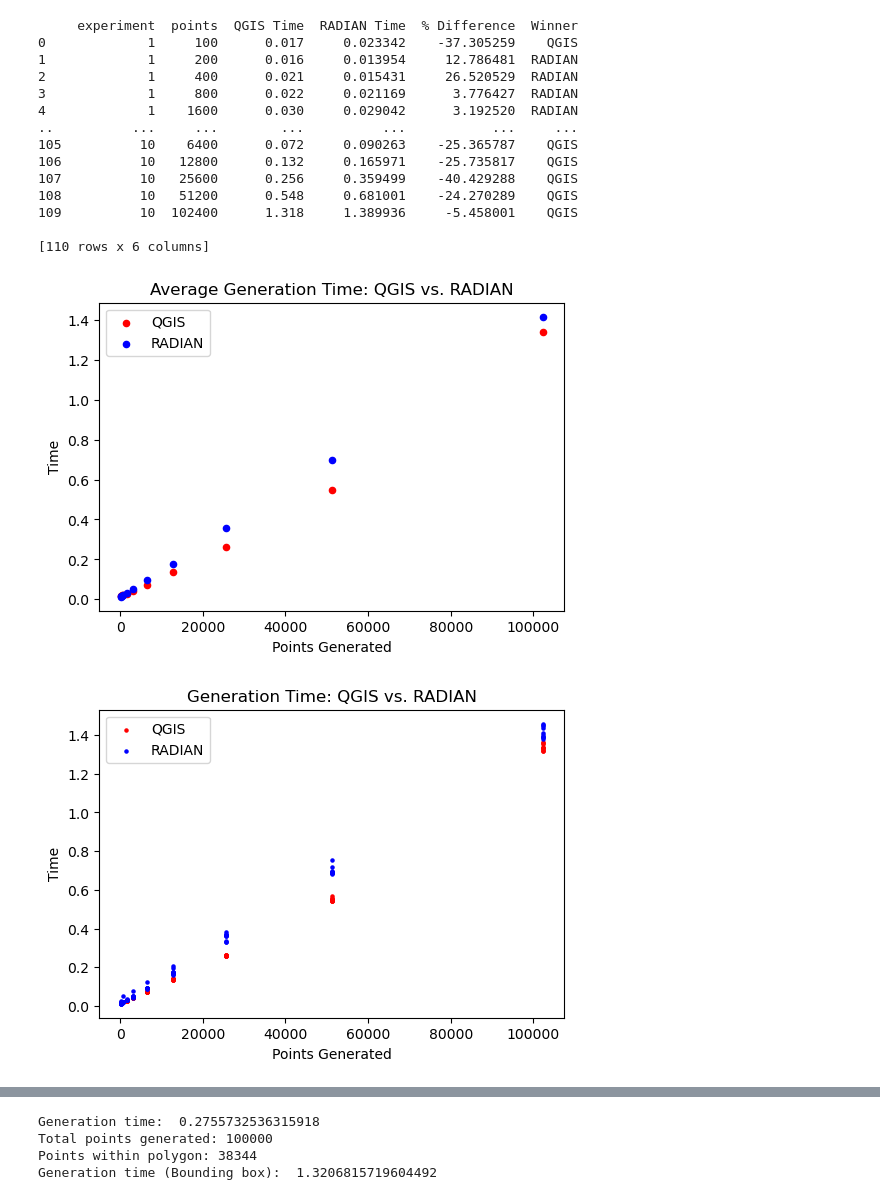
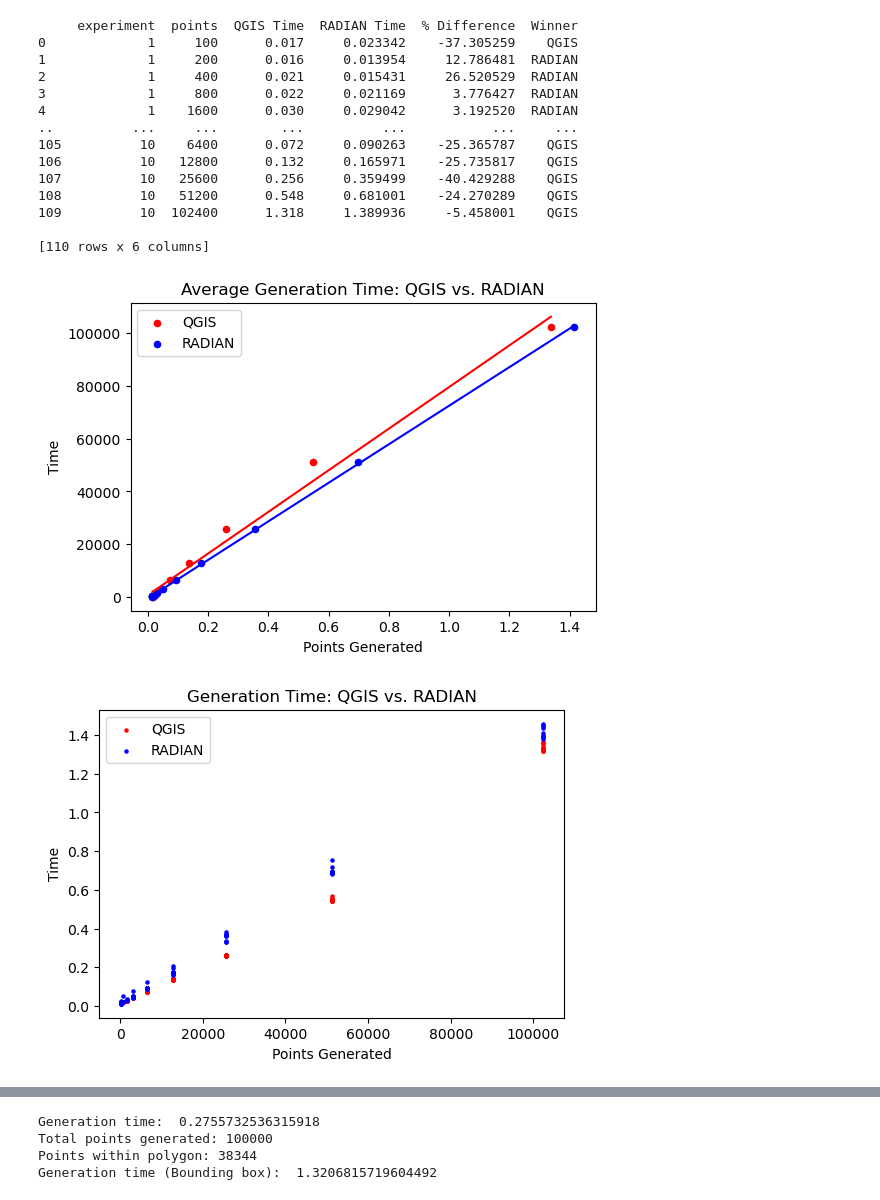
Before and after one commit to paddeaux/radian, a Jupyter notebook: points_in_polygon.ipynb, the cells around one changed output, grey strips where cells are left out. Drawn from its saved outputs; the diff is of its cells as text; code cells hidden in the pictures.

Commit message:
Fixed up plotting, new uniform benchmark values

```diff
--- a/points_in_polygon.ipynb
+++ b/points_in_polygon.ipynb
@@ -181,13 +181,22 @@ def plot_radian_comparison():
     df_mean = df[['points', 'QGIS Time', 'RADIAN Time']].groupby('points', group_keys=False).mean().reset_index()
     df_mean['% difference'] = np.round(((df_mean['QGIS Time'] - df_mean['RADIAN Time'])/df_mean['QGIS Time']) * 100, 2)
 
+    x_qgis, x_radian = df_mean['QGIS Time'], df_mean['RADIAN Time']
+    y = df_mean['points']
+
+    a1, b1 = np.polyfit(x_qgis, y, 1)
+    a2, b2 = np.polyfit(x_radian, y, 1)
+
+
     fig, ax = plt.subplots(figsize=(6,4))
 
-    df_mean.plot(ax=ax, x='points', y='QGIS Time',color='red', kind='scatter')
-    df_mean.plot(ax=ax, x='points', y='RADIAN Time',color='blue', kind='scatter')
+    df_mean.plot(ax=ax, x='QGIS Time', y='points' ,color='red', kind='scatter')
+    df_mean.plot(ax=ax, x='RADIAN Time', y='points',color='blue', kind='scatter')
     ax.set_xlabel('Points Generated')
     ax.set_ylabel('Time')
     ax.legend(['QGIS', 'RADIAN'])
+    plt.plot(x_qgis, a1*x_qgis + b1, c='red')
+    plt.plot(x_radian, a2*x_radian + b2, c='blue')
     ax.set_title('Average Generation Time: QGIS vs. RADIAN')
 
     plt.show()
@@ -195,34 +204,34 @@ def plot_radian_comparison():
     fig, ax = plt.subplots(figsize=(6,4))
 
     df.plot(ax=ax, y='QGIS Time', x='points',color='red', s=5, kind='scatter')
     df.plot(ax=ax, y='RADIAN Time', x='points',color='blue', s=5, kind='scatter')
     ax.set_xlabel('Points Generated')
     ax.set_ylabel('Time')
     ax.legend(['QGIS', 'RADIAN'])
     ax.set_title('Generation Time: QGIS vs. RADIAN')
 
     plt.show()
 
     print(df.iloc[0:10,:].to_latex(index=False))
 
 plot_radian_comparison()
 #pip("scenarios/kildare/kildare.geojson")
 # %% [output]
      experiment  points  QGIS Time  RADIAN Time  % Difference  Winner
 0             1     100      0.017     0.023342    -37.305259    QGIS
 1             1     200      0.016     0.013954     12.786481  RADIAN
 2             1     400      0.021     0.015431     26.520529  RADIAN
 3             1     800      0.022     0.021169      3.776427  RADIAN
 4             1    1600      0.030     0.029042      3.192520  RADIAN
 ..          ...     ...        ...          ...           ...     ...
 105          10    6400      0.072     0.090263    -25.365787    QGIS
 106          10   12800      0.132     0.165971    -25.735817    QGIS
 107          10   25600      0.256     0.359499    -40.429288    QGIS
 108          10   51200      0.548     0.681001    -24.270289    QGIS
 109          10  102400      1.318     1.389936     -5.458001    QGIS
 
 [110 rows x 6 columns]
-[figure, old version]
+[figure, new version]
 [figure]
 \begin{tabular}{rrrrrl}
 \toprule
```
Also changed, not shown: 32 other files.
